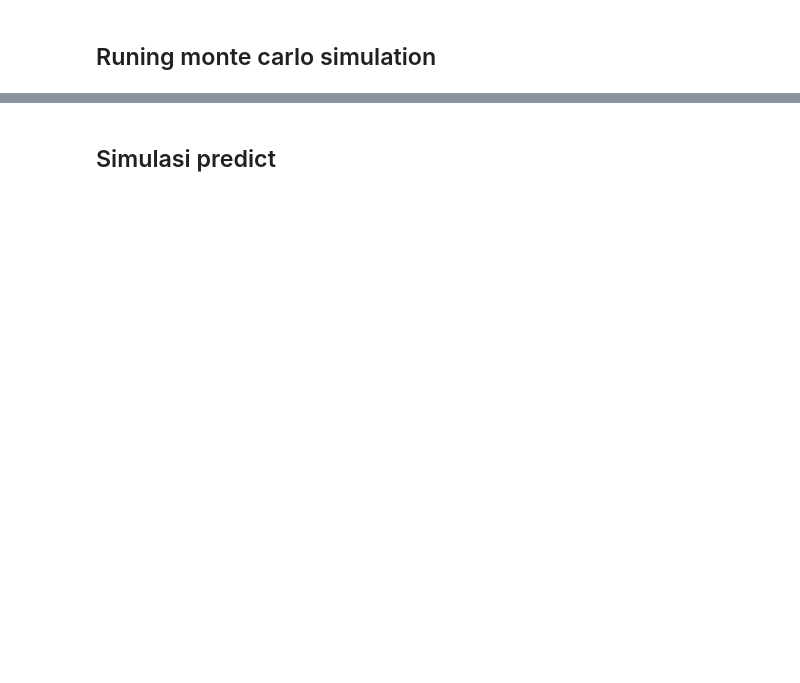
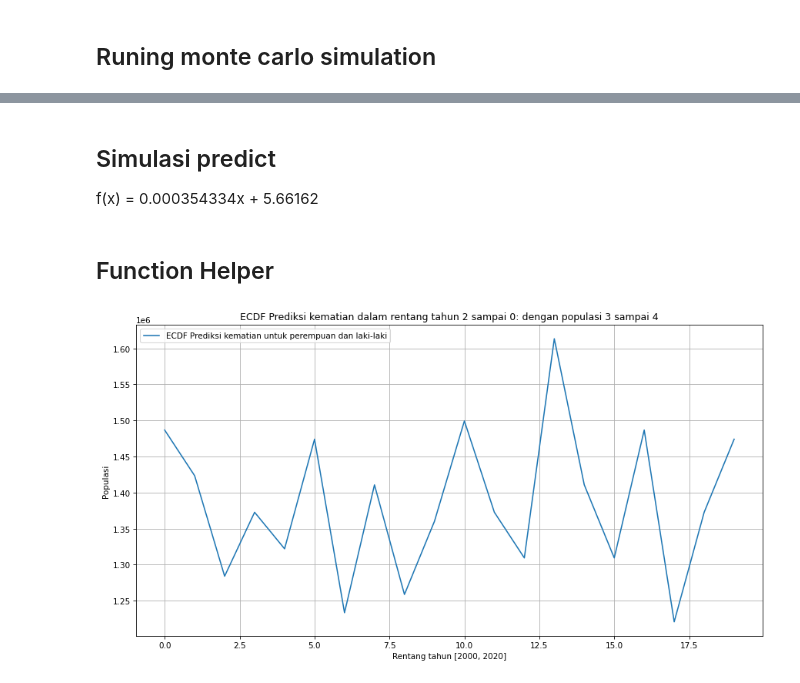
Before and after one commit to RH203/modsim-final-project, a Jupyter notebook: modsim_final_project.ipynb, the cells around one changed output, grey strips where cells are left out. Cells and saved outputs as stored; diff of their text form; code cells hidden in the pictures; blank space fills up the shorter version.

```diff
--- a/modsim_final_project.ipynb
+++ b/modsim_final_project.ipynb
@@ -442,3 +611,16 @@ sum_prediction_data("kecil")
-# %% [markdown]
-## Simulasi predict
+# %% [markdown]
+## Simulasi predict
+
+f(x) = 0.000354334x + 5.66162
+# %%
+a = 0.000354334
+b = 5.66162
+# %%
+def linear_predict(x):
+  return a * x + b
+# %% [markdown]
+## Function Helper
+# %%
+def convert_string_into_int(x):
+  return [int(i) for i in x]
 # %%
@@ -475,27 +637,21 @@ def run_prediction_simulate(num_loop, populations, state):
 # %%
-value_populations = input(f"Masukan jumlah input eg(2000000 1000000): ")
-value_year_estimate = input(f"Input year estimate eg(2000 2020): ")
+# Input user
+populasi = input("Masukan populasi eg(20000 40000): ")
+year = input("Masukan rentang tahun eg(2000 3000): ")
+rentang = int(input("Masukan rentang yang diinginkan untuk populasi: "))
 
-year_arr = value_year_estimate.split(" ")
-populations_arr = value_populations.split(" ")
+total_populasi = convert_string_into_int(populasi.split(" "))
+year_arr = convert_string_into_int(year.split(" "))
 
-int_year = convert_arr_string_into_integer(year_arr)
-int_populations = convert_arr_string_into_integer(populations_arr)
-
-# Menjalankan simulasi prediksi
-result = run_prediction_simulate(int_year, int_populations, state)
-
-# Menampilkan hasil
-print("Hasil prediksi:")
-print("Suicide Male:", np.mean(result[0]))
-print("Suicide Female:", np.mean(result[1]))
+results_predict = run_predict(year_arr, total_populasi, rentang)
 # %%
 plt.figure(figsize=(14, 7))
-plt.plot(result[0], label='Male Suicides', color='blue')
-plt.plot(result[1], label='Female Suicides', color='red')
-plt.xlabel('Simulation Iteration')
-plt.ylabel('Number of Suicides')
-plt.title('Predictions: {} males, {} females'.format(int_populations[0], int_populations[1]))
+plt.plot(results_predict, label='ECDF Prediksi kematian untuk perempuan dan laki-laki')
+plt.xlabel(f'Rentang tahun {year_arr}')
+plt.ylabel('Populasi')
+plt.grid(True)
+plt.title(f'ECDF Prediksi kematian dalam rentang tahun {year[0]} sampai {year[1]}: dengan populasi {populasi[0]} sampai {populasi[1]}')
 plt.legend()
-plt.grid(True)
 plt.show()
+# %% [output]
+[figure, added]
```
Also changed, not shown: parts of 27 cells of this notebook.
